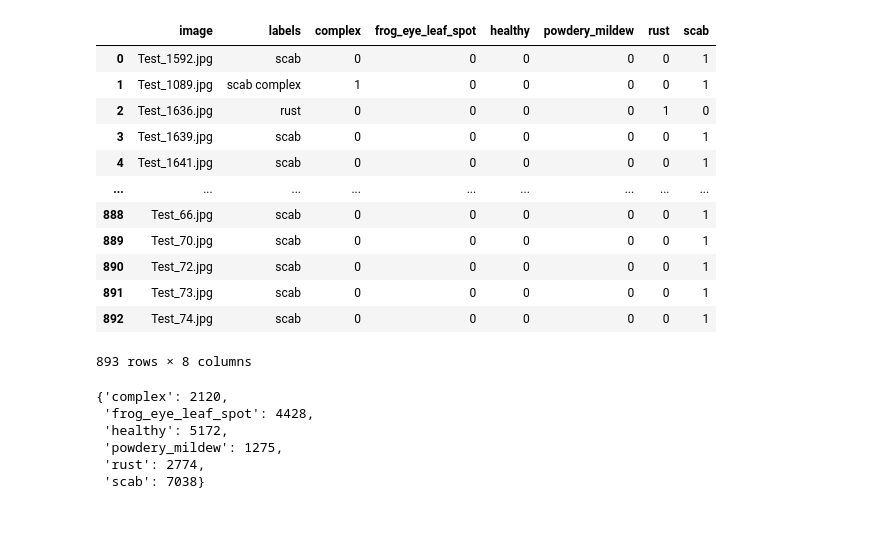
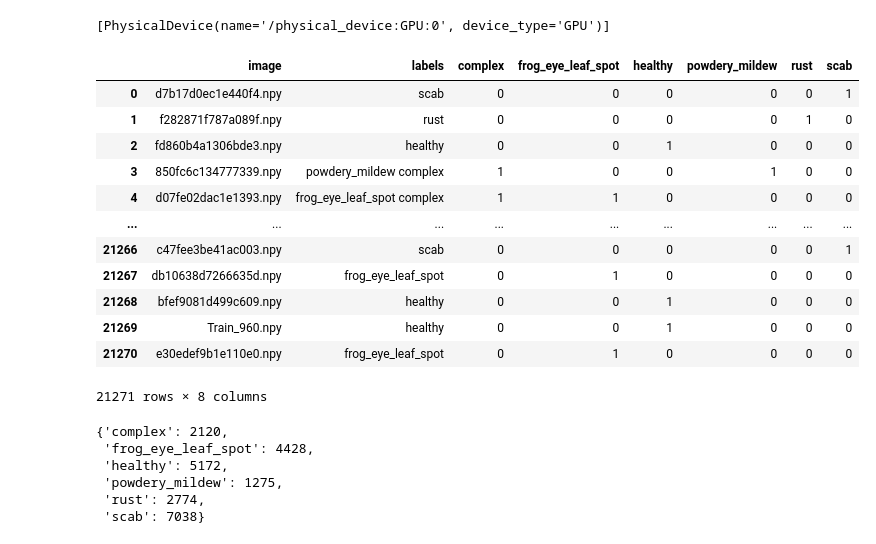
Before and after one commit to ntatanko/kaggle-plant-pathology-v2, a Jupyter notebook: src/make_df.ipynb, the cells around one changed output. Cells and saved outputs as stored; diff of their text form; code cells hidden in the pictures.

```diff
--- a/src/make_df.ipynb
+++ b/src/make_df.ipynb
@@ -88,19 +78,47 @@ test_20_labeled_without_complex
-# %%
-test_20_labeled
-# %% [output]
-|  | image | labels | complex | frog_eye_leaf_spot | healthy | powdery_mildew | rust | scab |
-| 0 | Test_1592.jpg | scab | 0 | 0 | 0 | 0 | 0 | 1 |
-| 1 | Test_1089.jpg | scab complex | 1 | 0 | 0 | 0 | 0 | 1 |
-| 2 | Test_1636.jpg | rust | 0 | 0 | 0 | 0 | 1 | 0 |
-| 3 | Test_1639.jpg | scab | 0 | 0 | 0 | 0 | 0 | 1 |
-| 4 | Test_1641.jpg | scab | 0 | 0 | 0 | 0 | 0 | 1 |
-| ... | ... | ... | ... | ... | ... | ... | ... | ... |
-| 888 | Test_66.jpg | scab | 0 | 0 | 0 | 0 | 0 | 1 |
-| 889 | Test_70.jpg | scab | 0 | 0 | 0 | 0 | 0 | 1 |
-| 890 | Test_72.jpg | scab | 0 | 0 | 0 | 0 | 0 | 1 |
-| 891 | Test_73.jpg | scab | 0 | 0 | 0 | 0 | 0 | 1 |
-| 892 | Test_74.jpg | scab | 0 | 0 | 0 | 0 | 0 | 1 |
-893 rows × 8 columns
+# %%
+import tensorflow as tf
+tf.config.list_physical_devices('GPU')
+# %% [output]
+[PhysicalDevice(name='/physical_device:GPU:0', device_type='GPU')]
+# %%
+wrong = ['ead085dfac287263.jpg', '95276ccd226ad933.jpg', 'da8770e819d2696d.jpg']
+df_labels = pd.read_csv('../_data/df_csv/labels_21_20.csv', index_col=[0])
+df_labels = df_labels[['image', 'labels']]
+test_20_labeled = pd.read_csv('../_data/df_csv/test20_labeled.csv', index_col=[0])
+# new_images = pd.read_csv('/app/_data/df_csv/new_images1.csv')
+complex_labeled = pd.read_csv('/app/_data/df_csv/complex_labels.csv')
+duplicates_labeled = pd.read_csv('/app/_data/df_csv/duplicates_labeled.csv')
+duplicates_labeled = duplicates_labeled.dropna(axis=0).reset_index(drop=True)
+# %%
+df_labels = pd.concat([df_labels, test_20_labeled[['image','labels']]], axis=0, ignore_index = True)
+df_labels = df_labels.query('image not in @wrong').reset_index(drop=True)
+list_dup = duplicates_labeled['image'].tolist()
+# %%
+df_labels = df_labels.query('image not in @list_dup').reset_index(drop=True)
+df_labels = pd.concat([df_labels,duplicates_labeled], axis=0, ignore_index = True)
+df_complex = df_labels.query('labels == "complex"').reset_index(drop=True)
+df_without_complex = df_labels.query('labels != "complex"').reset_index(drop=True)
+df_labels = pd.concat([df_without_complex,complex_labeled], axis=0, ignore_index = True)
+df_labels = df_labels.join(df_labels['labels'].str.get_dummies(' '))
+df_labels['image'] = df_labels['image'].str.replace('.jpg', '.npy')
+# %%
+df_labels = df_labels.sample(frac=1, random_state=1488).reset_index(drop=True)
+# %%
+df_labels
+# %% [output]
+|  | image | labels | complex | frog_eye_leaf_spot | healthy | powdery_mildew | rust | scab |
+| 0 | d7b17d0ec1e440f4.npy | scab | 0 | 0 | 0 | 0 | 0 | 1 |
+| 1 | f282871f787a089f.npy | rust | 0 | 0 | 0 | 0 | 1 | 0 |
+| 2 | fd860b4a1306bde3.npy | healthy | 0 | 0 | 1 | 0 | 0 | 0 |
+| 3 | 850fc6c134777339.npy | powdery_mildew complex | 1 | 0 | 0 | 1 | 0 | 0 |
+| 4 | d07fe02dac1e1393.npy | frog_eye_leaf_spot complex | 1 | 1 | 0 | 0 | 0 | 0 |
+| ... | ... | ... | ... | ... | ... | ... | ... | ... |
+| 21266 | c47fee3be41ac003.npy | scab | 0 | 0 | 0 | 0 | 0 | 1 |
+| 21267 | db10638d7266635d.npy | frog_eye_leaf_spot | 0 | 1 | 0 | 0 | 0 | 0 |
+| 21268 | bfef9081d499c609.npy | healthy | 0 | 0 | 1 | 0 | 0 | 0 |
+| 21269 | Train_960.npy | healthy | 0 | 0 | 1 | 0 | 0 | 0 |
+| 21270 | e30edef9b1e110e0.npy | frog_eye_leaf_spot | 0 | 1 | 0 | 0 | 0 | 0 |
+21271 rows × 8 columns
 # %%
 test_20_only_one_label.to_csv('../_data/df_csv/test_20_only_one_label.csv')
 # %%
```
Also changed, not shown: parts of 6 cells of this notebook, 21 other files.
